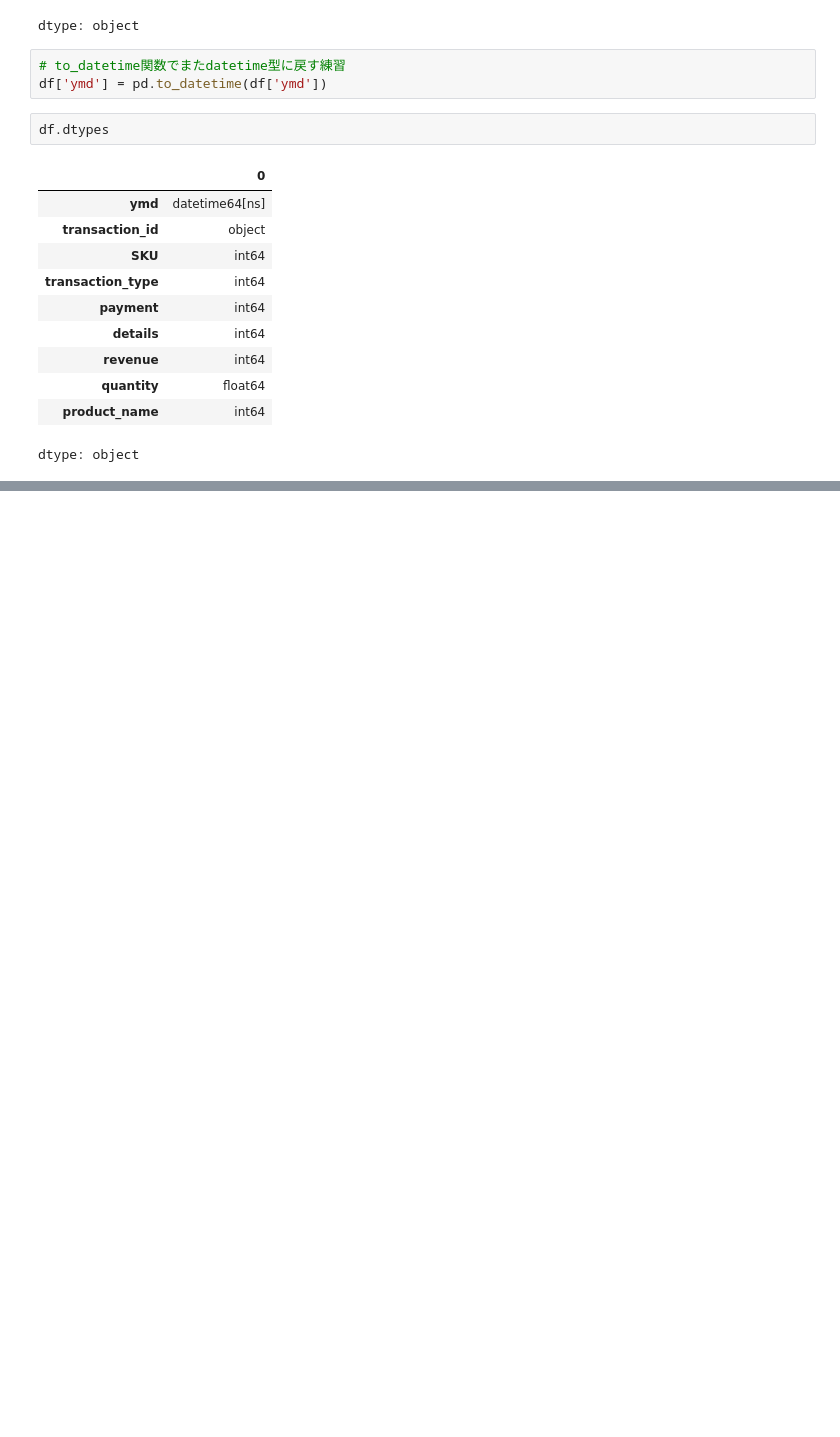
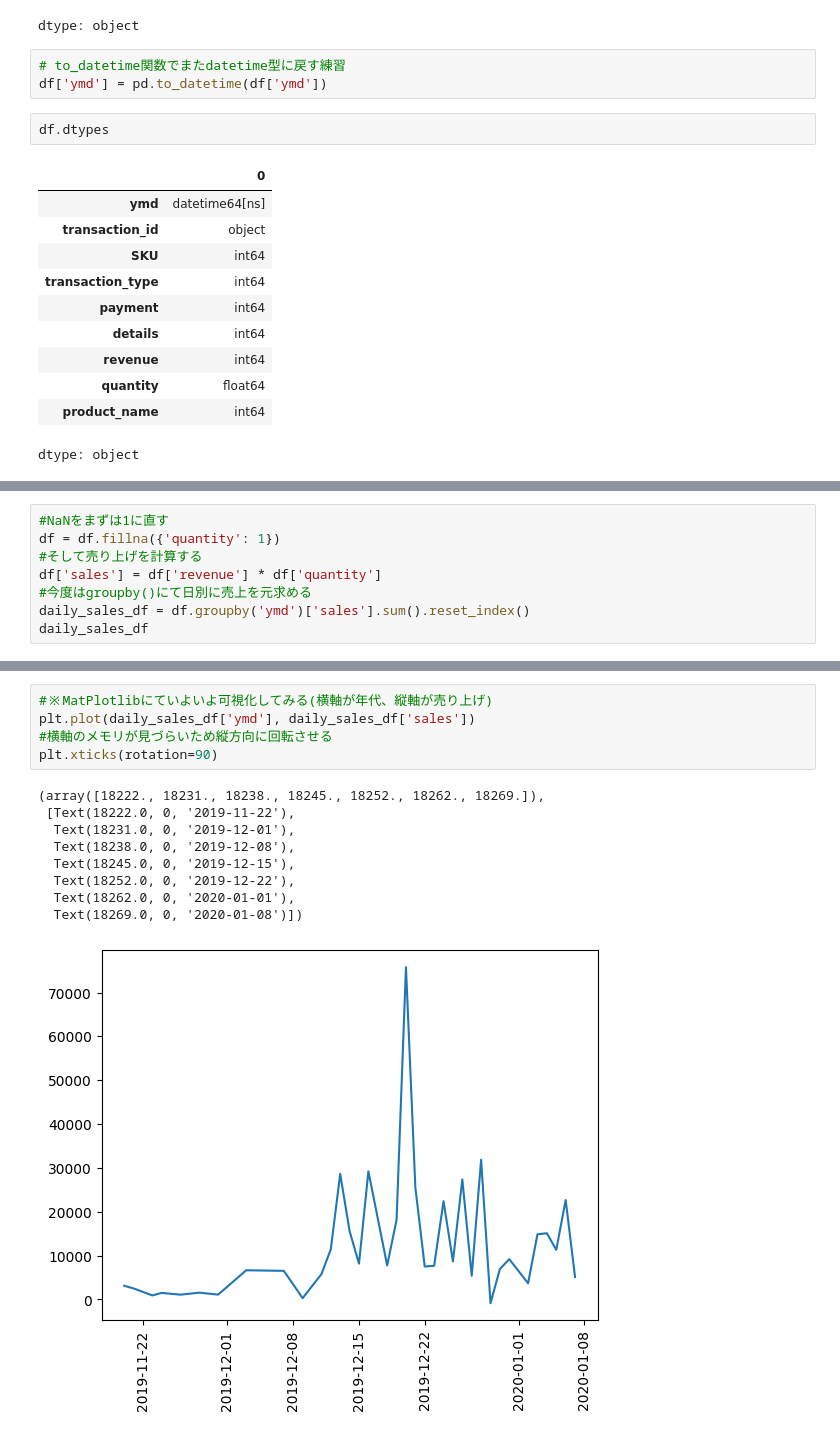
Before and after one commit to RYOTA2528/-Start-3-3, a Jupyter notebook: [DAY7]Matplotlib_Practice.ipynb, the cells around one changed output, grey strips where cells are left out. Cells and saved outputs as stored; diff of their text form; blank space fills up the shorter version.

```diff
--- a/[DAY7]Matplotlib_Practice.ipynb
+++ b/[DAY7]Matplotlib_Practice.ipynb
@@ -78,0 +139,8 @@ dtype: object
+# %%
+#NaNをまずは1に直す
+df = df.fillna({'quantity': 1})
+#そして売り上げを計算する
+df['sales'] = df['revenue'] * df['quantity']
+#今度はgroupby()にて日別に売上を元求める
+daily_sales_df = df.groupby('ymd')['sales'].sum().reset_index()
+daily_sales_df
@@ -78,0 +165,15 @@ dtype: object
+# %%
+#※MatPlotlibにていよいよ可視化してみる(横軸が年代、縦軸が売り上げ)
+plt.plot(daily_sales_df['ymd'], daily_sales_df['sales'])
+#横軸のメモリが見づらいため縦方向に回転させる
+plt.xticks(rotation=90)
+# %% [output]
+(array([18222., 18231., 18238., 18245., 18252., 18262., 18269.]),
+ [Text(18222.0, 0, '2019-11-22'),
+  Text(18231.0, 0, '2019-12-01'),
+  Text(18238.0, 0, '2019-12-08'),
+  Text(18245.0, 0, '2019-12-15'),
+  Text(18252.0, 0, '2019-12-22'),
+  Text(18262.0, 0, '2020-01-01'),
+  Text(18269.0, 0, '2020-01-08')])
+[figure, added]
```
Also changed, not shown: parts of 5 cells of this notebook.
